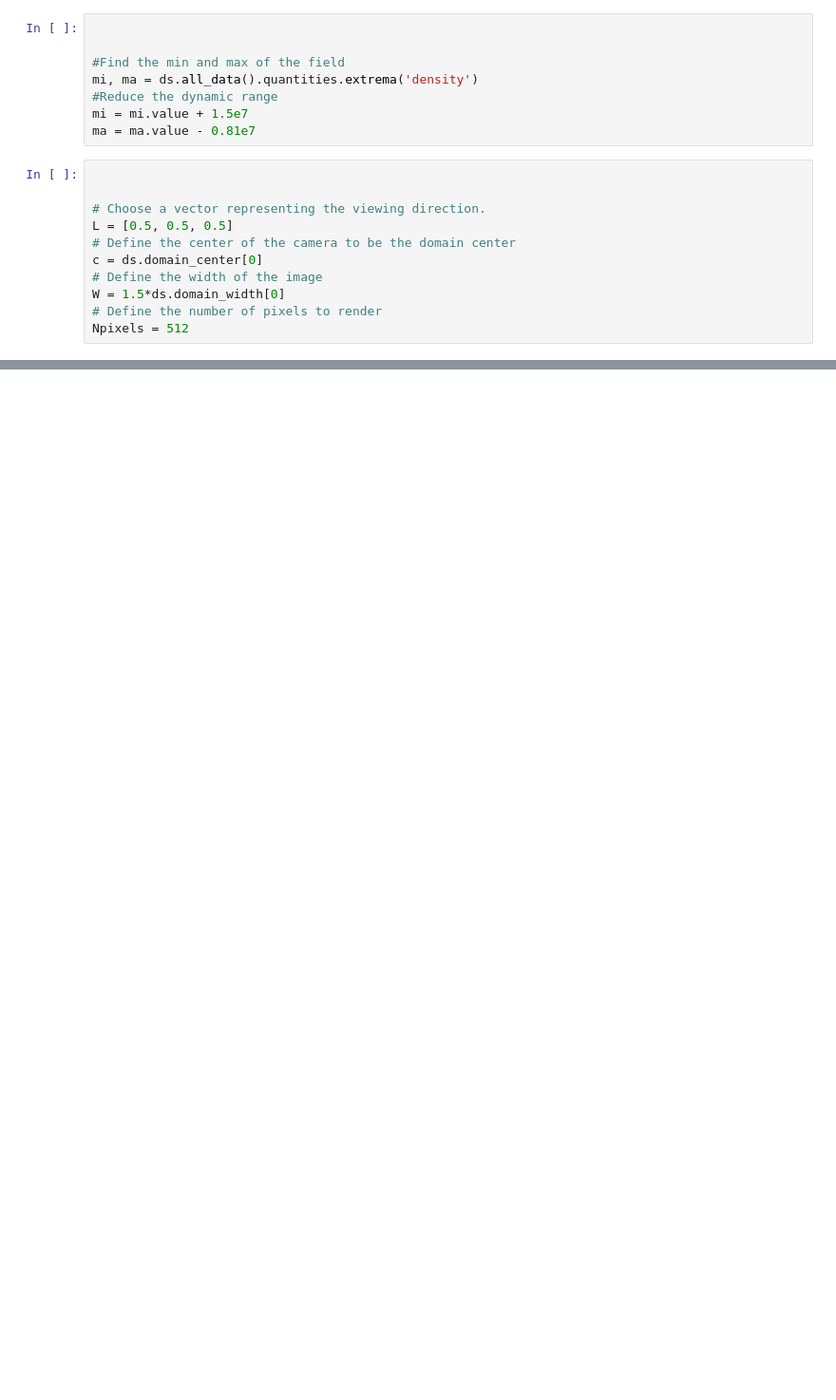
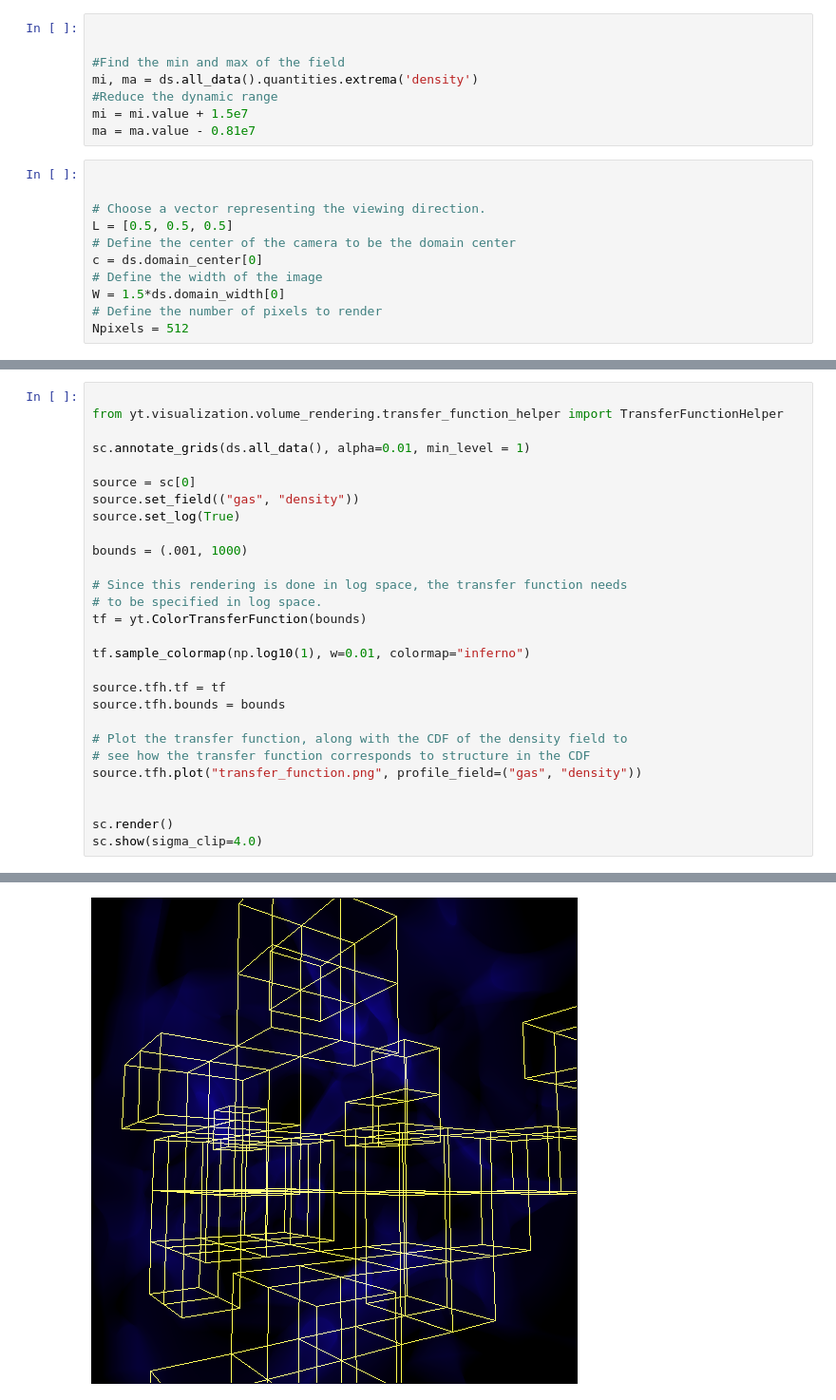
Before and after one commit to KunkelAlexander/fdm-hybrid-scheme, a Jupyter notebook: density_slice.ipynb, the cells around one changed output, grey strips where cells are left out. Shown at 95% size. Cells and saved outputs as stored; diff of their text form; blank space fills up the shorter version.

```diff
--- a/density_slice.ipynb
+++ b/density_slice.ipynb
@@ -94,0 +474,29 @@ Deprecated since v4.0.0. This feature will be removed in v4.1.0
+# %%
+
+from yt.visualization.volume_rendering.transfer_function_helper import TransferFunctionHelper
+
+sc.annotate_grids(ds.all_data(), alpha=0.01, min_level = 1)
+
+source = sc[0]
+source.set_field(("gas", "density"))
+source.set_log(True)
+
+bounds = (.001, 1000)
+
+# Since this rendering is done in log space, the transfer function needs
+# to be specified in log space.
+tf = yt.ColorTransferFunction(bounds)
+
+tf.sample_colormap(np.log10(1), w=0.01, colormap="inferno")
+
+source.tfh.tf = tf
+source.tfh.bounds = bounds
+
+# Plot the transfer function, along with the CDF of the density field to
+# see how the transfer function corresponds to structure in the CDF
+source.tfh.plot("transfer_function.png", profile_field=("gas", "density"))
+
+
+sc.render()
+sc.show(sigma_clip=4.0)
+# %% [output]
@@ -94,0 +505 @@ Deprecated since v4.0.0. This feature will be removed in v4.1.0
+[figure, added]
```
Also changed, not shown: parts of 37 cells of this notebook.
